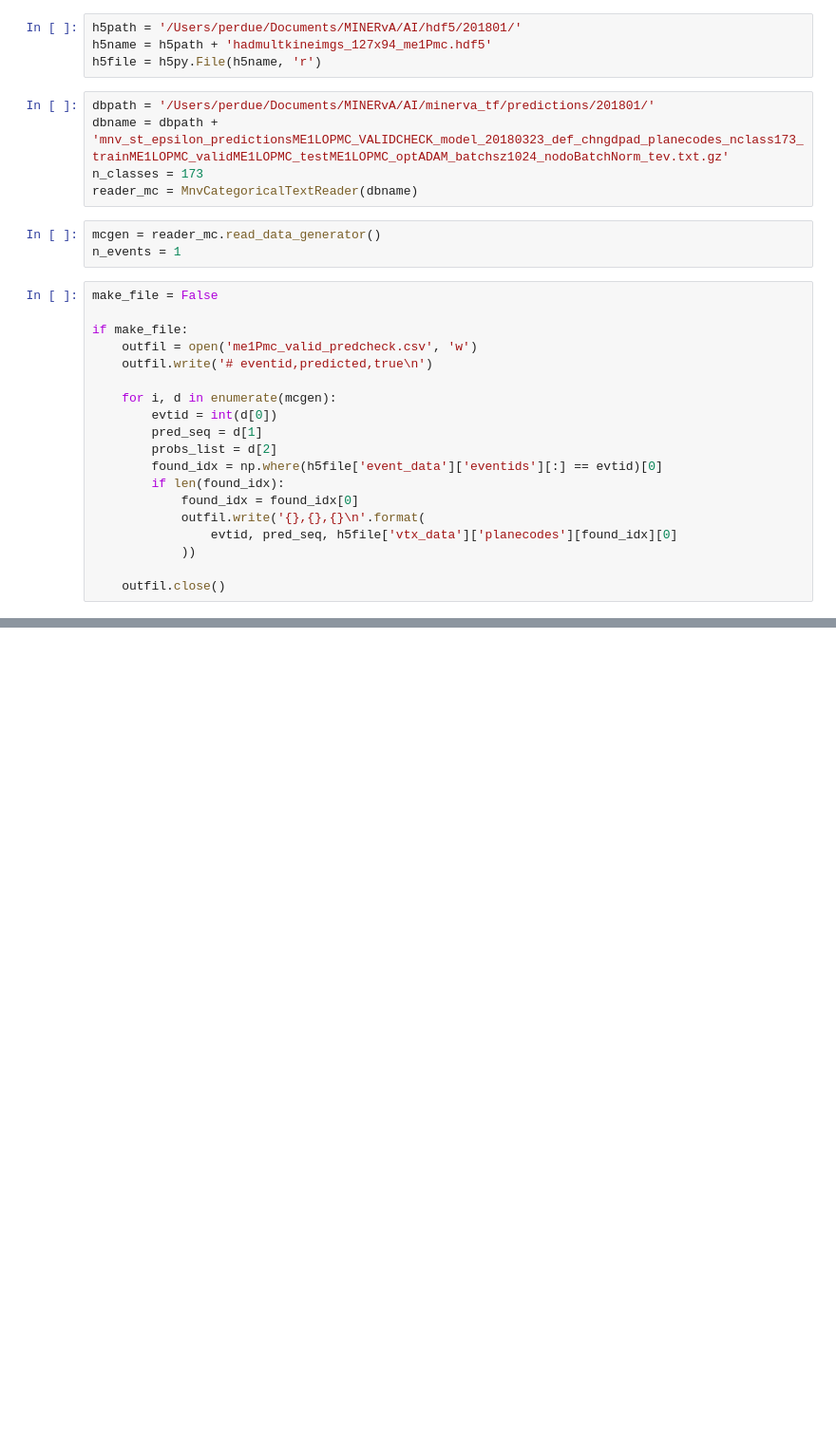
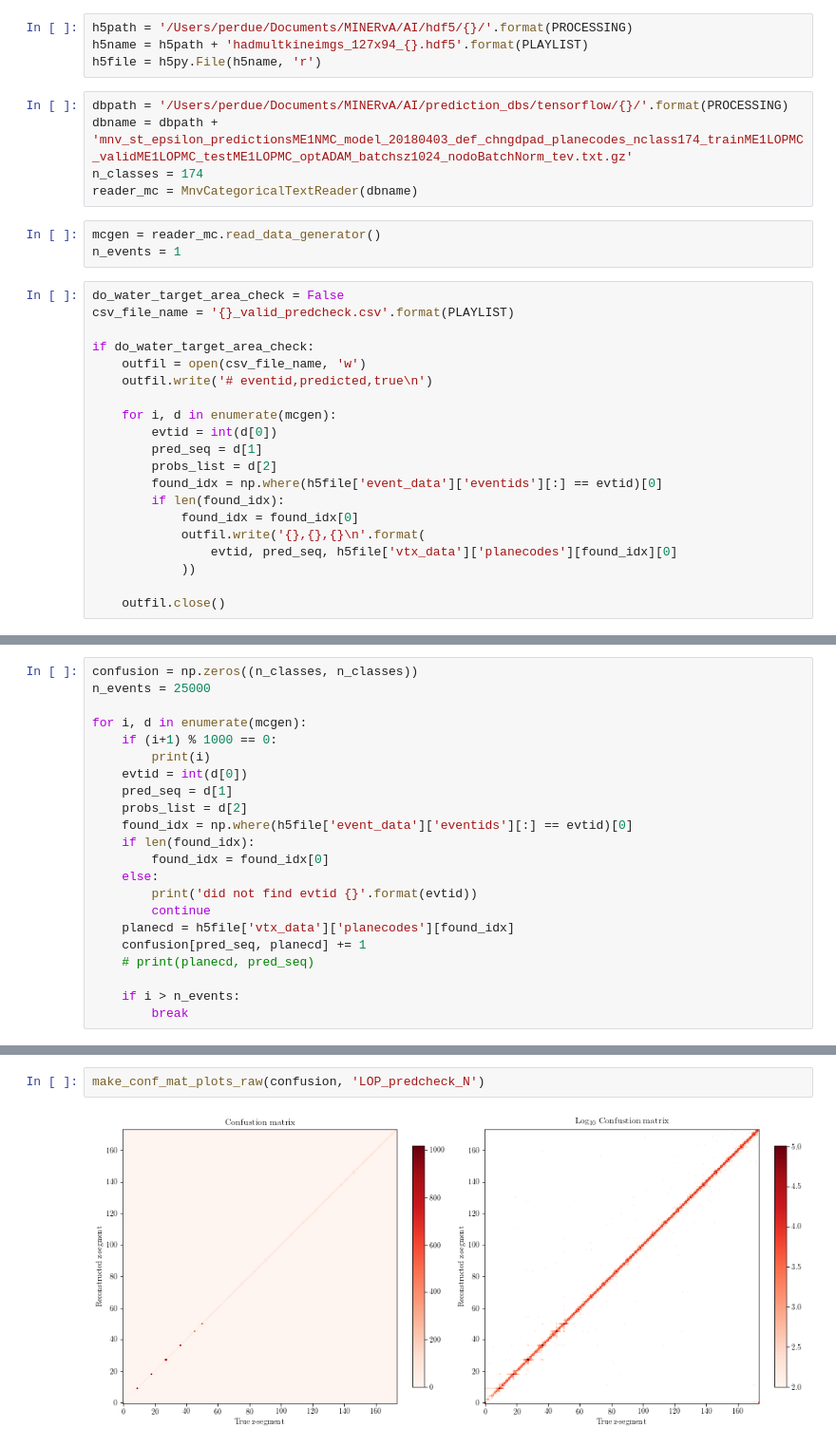
Before and after one commit to gnperdue/JupyterNotebooks, a Jupyter notebook: ANNMINERvA/predictions_check_textdbs.ipynb, the cells around one changed output, grey strips where cells are left out. Shown at 95% size. Saved outputs shown, nothing was run; the diff lists cells and outputs as text; blank space fills up the shorter version.

```diff
--- a/ANNMINERvA/predictions_check_textdbs.ipynb
+++ b/ANNMINERvA/predictions_check_textdbs.ipynb
@@ -27,20 +32,21 @@ from mnvdlplot.conf_mat_pl import make_conf_mat_plots_raw
 # %%
-h5path = '/Users/perdue/Documents/MINERvA/AI/hdf5/201801/'
-h5name = h5path + 'hadmultkineimgs_127x94_me1Pmc.hdf5'
+h5path = '/Users/perdue/Documents/MINERvA/AI/hdf5/{}/'.format(PROCESSING)
+h5name = h5path + 'hadmultkineimgs_127x94_{}.hdf5'.format(PLAYLIST)
 h5file = h5py.File(h5name, 'r')
 # %%
-dbpath = '/Users/perdue/Documents/MINERvA/AI/minerva_tf/predictions/201801/'
-dbname = dbpath + 'mnv_st_epsilon_predictionsME1LOPMC_VALIDCHECK_model_20180323_def_chngdpad_planecodes_nclass173_trainME1LOPMC_validME1LOPMC_testME1LOPMC_optADAM_batchsz1024_nodoBatchNorm_tev.txt.gz'
-n_classes = 173
+dbpath = '/Users/perdue/Documents/MINERvA/AI/prediction_dbs/tensorflow/{}/'.format(PROCESSING)
+dbname = dbpath + 'mnv_st_epsilon_predictionsME1NMC_model_20180403_def_chngdpad_planecodes_nclass174_trainME1LOPMC_validME1LOPMC_testME1LOPMC_optADAM_batchsz1024_nodoBatchNorm_tev.txt.gz'
+n_classes = 174
 reader_mc = MnvCategoricalTextReader(dbname)
 # %%
 mcgen = reader_mc.read_data_generator()
 n_events = 1
 # %%
-make_file = False
+do_water_target_area_check = False
+csv_file_name = '{}_valid_predcheck.csv'.format(PLAYLIST)
 
-if make_file:
-    outfil = open('me1Pmc_valid_predcheck.csv', 'w')
+if do_water_target_area_check:
+    outfil = open(csv_file_name, 'w')
     outfil.write('# eventid,predicted,true\n')
 
     for i, d in enumerate(mcgen):
@@ -127,0 +90,22 @@ with open('evtids.txt', 'w') as f:
+# %%
+confusion = np.zeros((n_classes, n_classes))
+n_events = 25000
+
+for i, d in enumerate(mcgen):
+    if (i+1) % 1000 == 0:
+        print(i)
+    evtid = int(d[0])
+    pred_seq = d[1]
+    probs_list = d[2]
+    found_idx = np.where(h5file['event_data']['eventids'][:] == evtid)[0]
+    if len(found_idx):
+        found_idx = found_idx[0]
+    else:
+        print('did not find evtid {}'.format(evtid))
+        continue
+    planecd = h5file['vtx_data']['planecodes'][found_idx]
+    confusion[pred_seq, planecd] += 1
+    # print(planecd, pred_seq)
+
+    if i > n_events:
+        break
@@ -127,0 +130,4 @@ with open('evtids.txt', 'w') as f:
+# %%
+make_conf_mat_plots_raw(confusion, 'LOP_predcheck_N')
+# %% [output]
+[figure, added]
```
Also changed, not shown: parts of 18 cells of this notebook, 2 other files.
